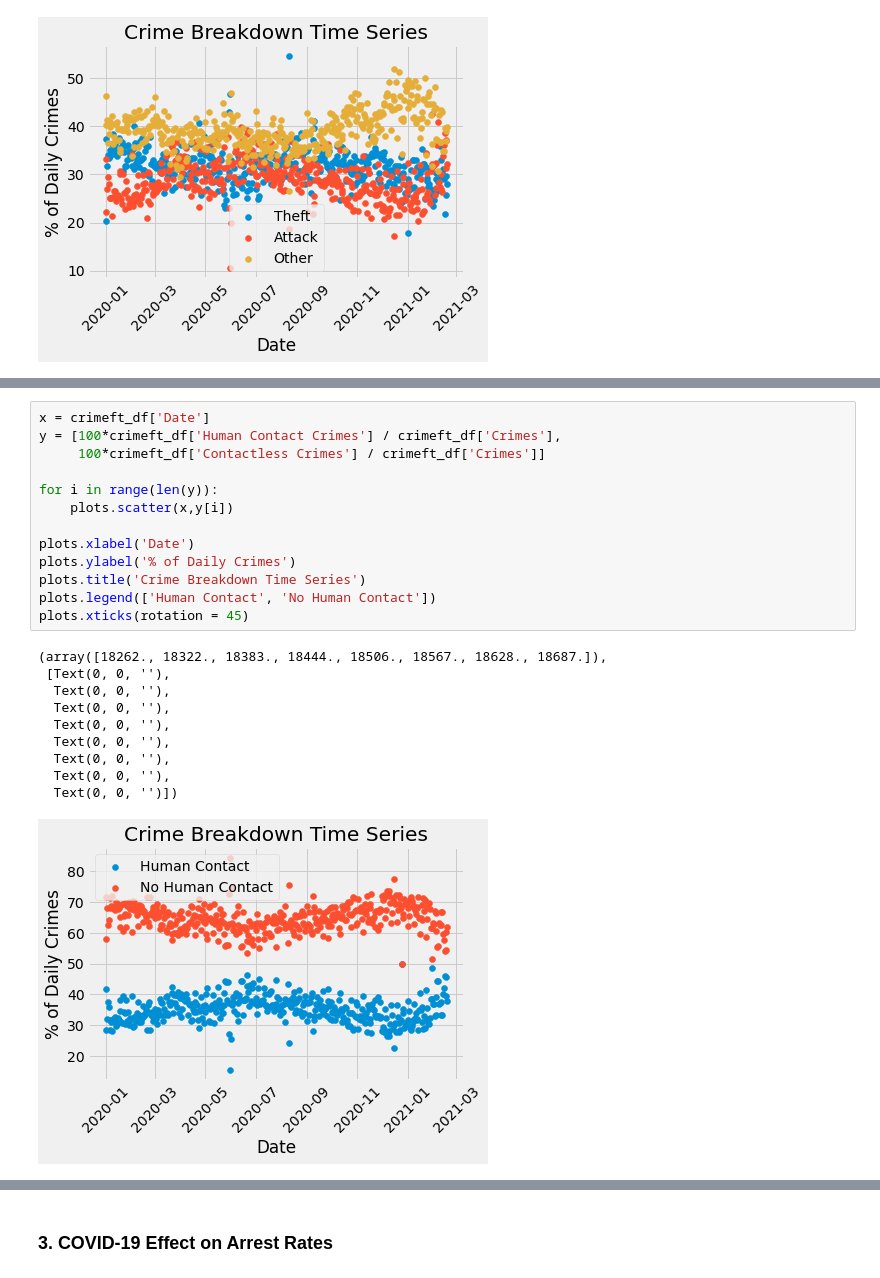
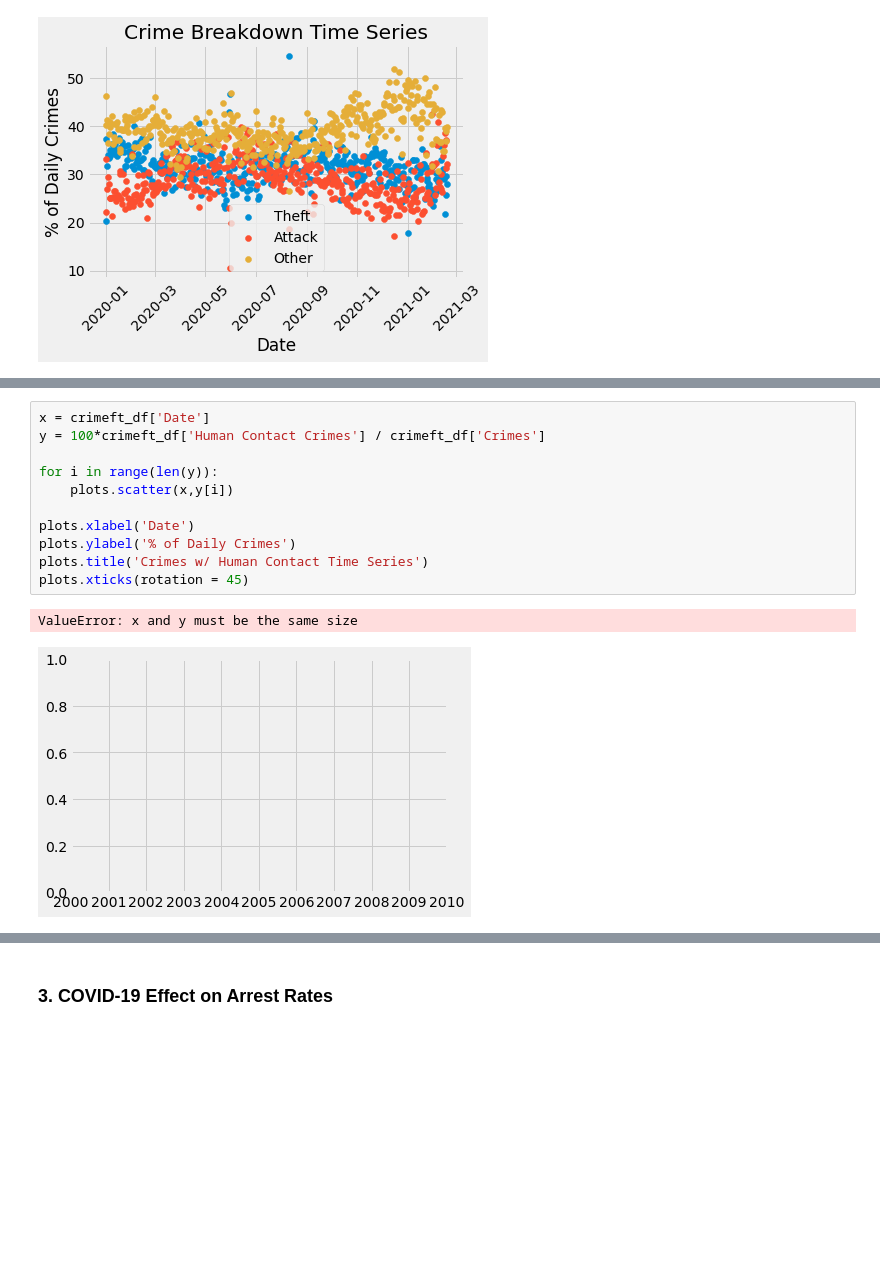
Before and after one commit to jamesyoung4/chi_covid_analysis, a Jupyter notebook: chi_covid_analysis.ipynb, the cells around one changed output, grey strips where cells are left out. Saved outputs shown, nothing was run; the diff lists cells and outputs as text; blank space fills up the shorter version.

Commit message:
removed redundant var in scatters

```diff
--- a/chi_covid_analysis.ipynb
+++ b/chi_covid_analysis.ipynb
@@ -422,28 +422,18 @@ HTML(anim.to_html5_video())
 [interactive output not drawn]
 # %%
 x = crimeft_df['Date']
-y = [100*crimeft_df['Human Contact Crimes'] / crimeft_df['Crimes'],
-     100*crimeft_df['Contactless Crimes'] / crimeft_df['Crimes']]
+y = 100*crimeft_df['Human Contact Crimes'] / crimeft_df['Crimes']
 
 for i in range(len(y)):
     plots.scatter(x,y[i])
 
 plots.xlabel('Date')
 plots.ylabel('% of Daily Crimes')
-plots.title('Crime Breakdown Time Series')
-plots.legend(['Human Contact', 'No Human Contact'])
+plots.title('Crimes w/ Human Contact Time Series')
 plots.xticks(rotation = 45)
 # %% [output]
-(array([18262., 18322., 18383., 18444., 18506., 18567., 18628., 18687.]),
- [Text(0, 0, ''),
-  Text(0, 0, ''),
-  Text(0, 0, ''),
-  Text(0, 0, ''),
-  Text(0, 0, ''),
-  Text(0, 0, ''),
-  Text(0, 0, ''),
-  Text(0, 0, '')])
+ValueError: x and y must be the same size
-[figure, old version]
+[figure, new version]
 # %%
 # categorized by domestic or not
 
```
Also changed, not shown: parts of 8 cells of this notebook.
